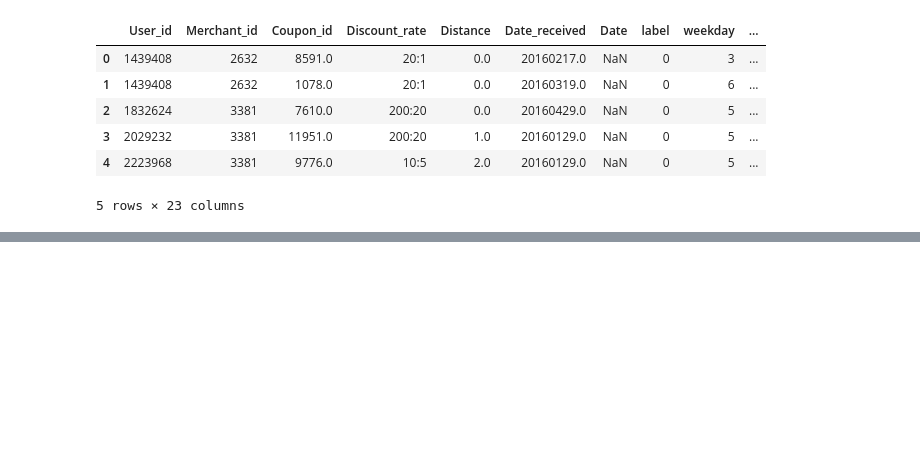
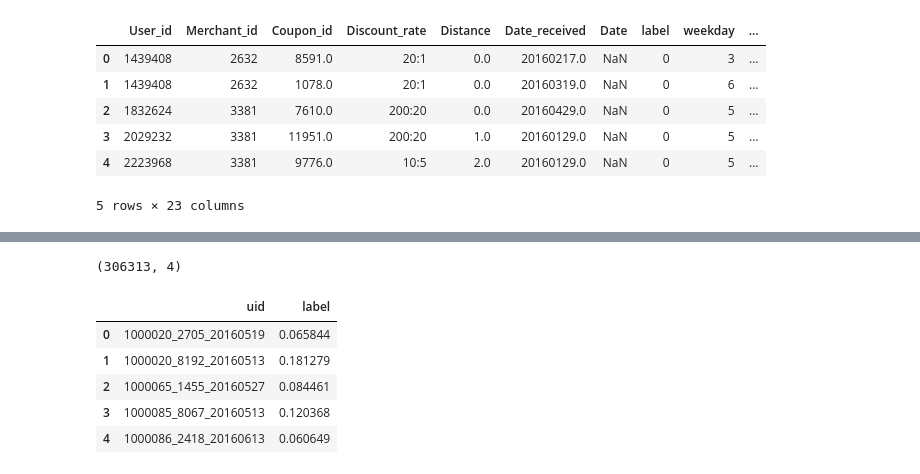
Before and after one commit to Julian-Chu/2nd-ML100Days, a Jupyter notebook: ml100marathon-02-02.ipynb, the cells around one changed output, grey strips where cells are left out. Drawn from its saved outputs; the diff is of its cells as text; code cells hidden in the pictures; blank space fills up the shorter version.

```diff
--- a/ml100marathon-02-02.ipynb
+++ b/ml100marathon-02-02.ipynb
@@ -255,7 +257,7 @@ out.head()
 
 rf = RandomForestClassifier(n_estimators=10, min_samples_split=2, min_samples_leaf=1,
                             max_features='sqrt', max_depth=6, bootstrap=True)
-# rf.fit(train_X, train_Y)
+
 
 rf.fit(x_train, y_train)
 y_pred = rf.predict_proba(x_test)
@@ -274,13 +276,13 @@ print(feats)
 
 ## Grid Search
 #设置参数
-parameters = [{'n_estimators':[10,100,1000],
-'criterion':['entropy','gini'],
-'max_depth':[10,50,100,200],
-'min_samples_split':[2,5,10],
-'min_weight_fraction_leaf':[0.0,0.1,0.2,0.3,0.4,0.5]
-}]
-gsearch1=GridSearchCV(estimator=rf, param_grid=parameters,scoring='roc_auc')
-gsearch1.fit(x_train, y_train)
-gsearch1.grid_scores_, gsearch1.best_params_, gsearch1.best_score_
+# parameters = [{'n_estimators':[10,100,1000],
+# 'criterion':['entropy','gini'],
+# 'max_depth':[10,50,100,200],
+# 'min_samples_split':[2,5,10],
+# 'min_weight_fraction_leaf':[0.0,0.1,0.2,0.3,0.4,0.5]
+# }]
+# gsearch1=GridSearchCV(estimator=rf, param_grid=parameters,scoring='roc_auc')
+# gsearch1.fit(x_train, y_train)
+# gsearch1.grid_scores_, gsearch1.best_params_, gsearch1.best_score_
 # %% [output]
@@ -331,23 +380,32 @@ feats
 # %%
+gdbt.fit(train_X, train_Y)
 gdbt_pred = gdbt.predict_proba(test_X)[:,1]
 targetset= dftest.copy()
 targetset = targetset[~targetset.Coupon_id.isna()]
 targetset.reset_index(drop=True, inplace=True)
 
 test1 = test_X.copy()
 test1['pred_prob'] = gdbt_pred
 
 output = pd.concat((targetset[["User_id", "Coupon_id", "Date_received"]], test1["pred_prob"]), axis=1)
 print(output.shape)
 output.loc[:, "User_id"] = output["User_id"].apply(lambda x:str(int(x)))
 output.loc[:, "Coupon_id"] = output["Coupon_id"].apply(lambda x:str(int(x)))
 output.loc[:, "Date_received"] = output["Date_received"].apply(lambda x:str(int(x)))
 output["uid"] = output[["User_id", "Coupon_id", "Date_received"]].apply(lambda x: '_'.join(x.values), axis=1)
 output.reset_index(drop=True, inplace=True)
 
 ### NOTE: YOUR SUBMITION FILE SHOULD HAVE COLUMN NAME: uid, label
 out = output.groupby("uid", as_index=False).mean()
 out = out[["uid", "pred_prob"]]
 out.columns = ["uid", "label"]
 out.to_csv("gdbt.csv", header=["uid", "label"], index=False) # submission format
 out.head()
+# %% [output]
+(306313, 4)
+|  | uid | label |
+| 0 | 1000020_2705_20160519 | 0.065844 |
+| 1 | 1000020_8192_20160513 | 0.181279 |
+| 2 | 1000065_1455_20160527 | 0.084461 |
+| 3 | 1000085_8067_20160513 | 0.120368 |
+| 4 | 1000086_2418_20160613 | 0.060649 |
```
Also changed, not shown: parts of 6 cells of this notebook, 3 other files.
